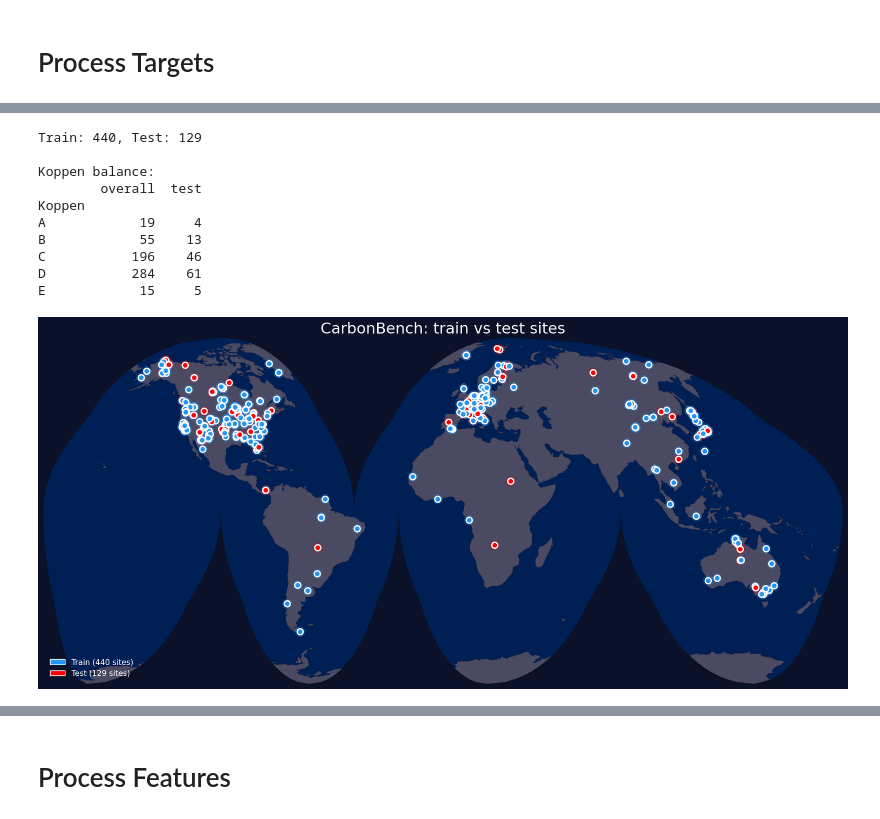
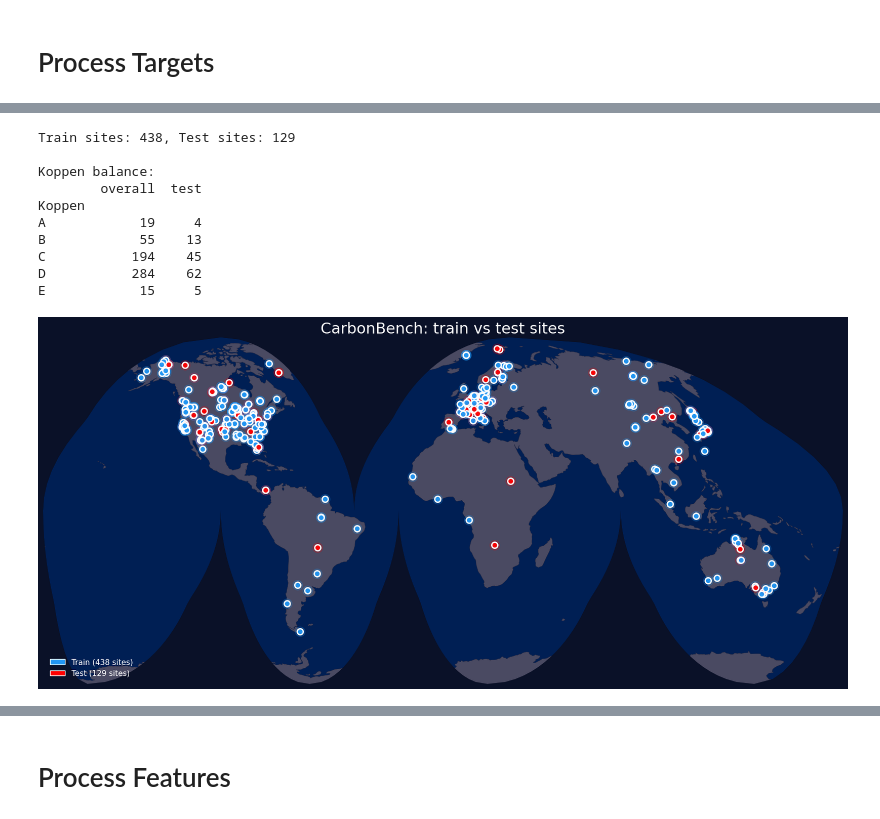
Before and after one commit to alexxxroz/CarbonBench, a Jupyter notebook: workflow_prototype.ipynb, the cells around one changed output, grey strips where cells are left out. Drawn from its saved outputs; the diff is of its cells as text; code cells hidden in the pictures.

```diff
--- a/workflow_prototype.ipynb
+++ b/workflow_prototype.ipynb
@@ -45,15 +45,16 @@ Total number of top-quality samples: 570433, QC=1
 # %%
-# 1.3 Split targets on train and test
-y_train, y_test = carbonbench.split_targets(y, verbose=True, plot=True)
+# 1.3 Split targets on train and test (site holdout)
+split_type = 'zero-shot'# 'few-shot'
+y_train, y_test = carbonbench.split_targets(y, split_type, verbose=True, plot=True)
 # %% [output]
-Train: 440, Test: 129
+Train sites: 438, Test sites: 129
 
 Koppen balance:
         overall  test
 Koppen
 A            19     4
 B            55    13
-C           196    46
-D           284    61
+C           194    45
+D           284    62
 E            15     5
-[figure, old version]
+[figure, new version]
```
Also changed, not shown: parts of 17 cells of this notebook, 7 other files.
